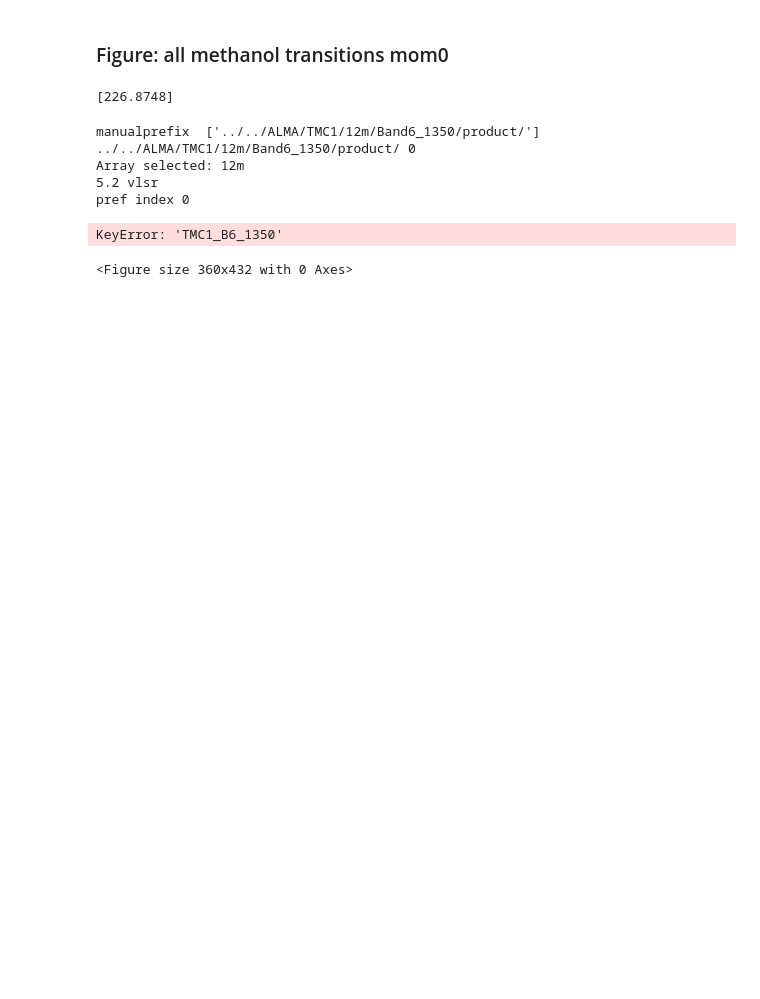
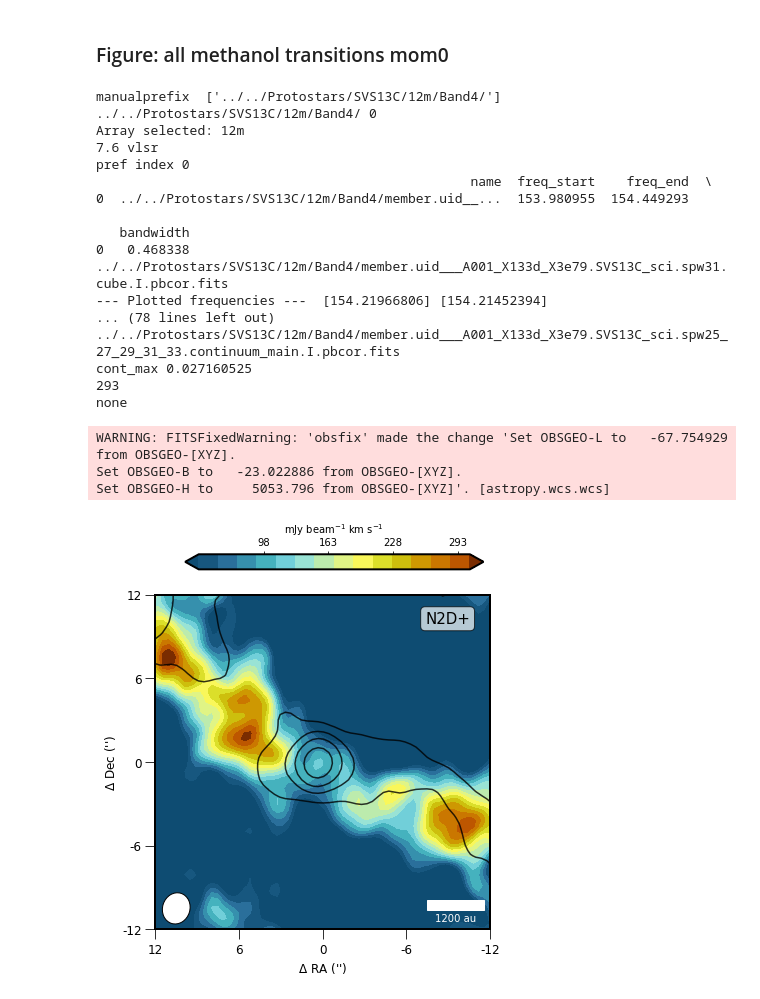
Before and after one commit to lukasztychoniec/VisualizationALMA, a Jupyter notebook: MomentsMain.ipynb, the cells around one changed output. Saved outputs shown, nothing was run; the diff lists cells and outputs as text; code cells hidden in the pictures; blank space fills up the shorter version.

```diff
--- a/MomentsMain.ipynb
+++ b/MomentsMain.ipynb
@@ -797,38 +786,50 @@ frequencies = ast.literal_eval(cfg.get('jimothy','freqs'))
 temps = ast.literal_eval(cfg.get('jimothy','temps'))
 transitions = ast.literal_eval(cfg.get('jimothy','transitions'))
 molecules = ast.literal_eval(cfg.get('jimothy','molecules'))
-molecules = ast.literal_eval(cfg.get('jimothy','prefs'))
+prefs = ast.literal_eval(cfg.get('jimothy','prefs'))
-# %% [output]
-[226.8748]
 # %%
 jimothy(manual_freq = frequencies,\
         manual_molname = molecules,\
         manualprefix = prefs,
-        manualsource = ['TMC1'],\
+        manualsource = ['SVS13C'],\
         manual_cmap = [cmap_blueorange],\
         eups  = temps,
         chanmap= False,\
-        figname = 'cn_-4_-2',\
+        figname = 'N2D+',\
         number_of_plots=1,\
-        hsize=6,\
-        wsize=5,\
+        hsize=7,\
+        wsize=6,\
         rmsmanual=[1,1,1],\
         show_cont=True,\
         coord_manual=False,\
         channels_array = True,\
         factormommax = [1],\
-        dvel_tabl = [[-4]],\
-        dvel_tabr = [[-2]],\
-        zoom_array = [6],\
+        dvel_tabl = [[-5]],\
+        dvel_tabr = [[5]],\
+        zoom_array = [12],\
         array = '12m',\
         ncols = 1,\
         nrows = 1\
        )
 # %% [output]
-manualprefix  ['../../ALMA/TMC1/12m/Band6_1350/product/']
-../../ALMA/TMC1/12m/Band6_1350/product/ 0
+manualprefix  ['../../Protostars/SVS13C/12m/Band4/']
+../../Protostars/SVS13C/12m/Band4/ 0
 Array selected: 12m
-5.2 vlsr
+7.6 vlsr
 pref index 0
+                                                name  freq_start    freq_end  \
+0  ../../Protostars/SVS13C/12m/Band4/member.uid__...  153.980955  154.449293
+
+   bandwidth
+0   0.468338
+../../Protostars/SVS13C/12m/Band4/member.uid___A001_X133d_X3e79.SVS13C_sci.spw31.cube.I.pbcor.fits
+--- Plotted frequencies ---  [154.21966806] [154.21452394]
+... (78 lines left out)
+../../Protostars/SVS13C/12m/Band4/member.uid___A001_X133d_X3e79.SVS13C_sci.spw25_27_29_31_33.continuum_main.I.pbcor.fits
+cont_max 0.027160525
+293
+none
-KeyError: 'TMC1_B6_1350'
+WARNING: FITSFixedWarning: 'obsfix' made the change 'Set OBSGEO-L to   -67.754929 from OBSGEO-[XYZ].
+Set OBSGEO-B to   -23.022886 from OBSGEO-[XYZ].
+Set OBSGEO-H to     5053.796 from OBSGEO-[XYZ]'. [astropy.wcs.wcs]
-<Figure size 360x432 with 0 Axes>
+[figure, added]
```
Also changed, not shown: parts of 5 cells of this notebook, 1 other file.
